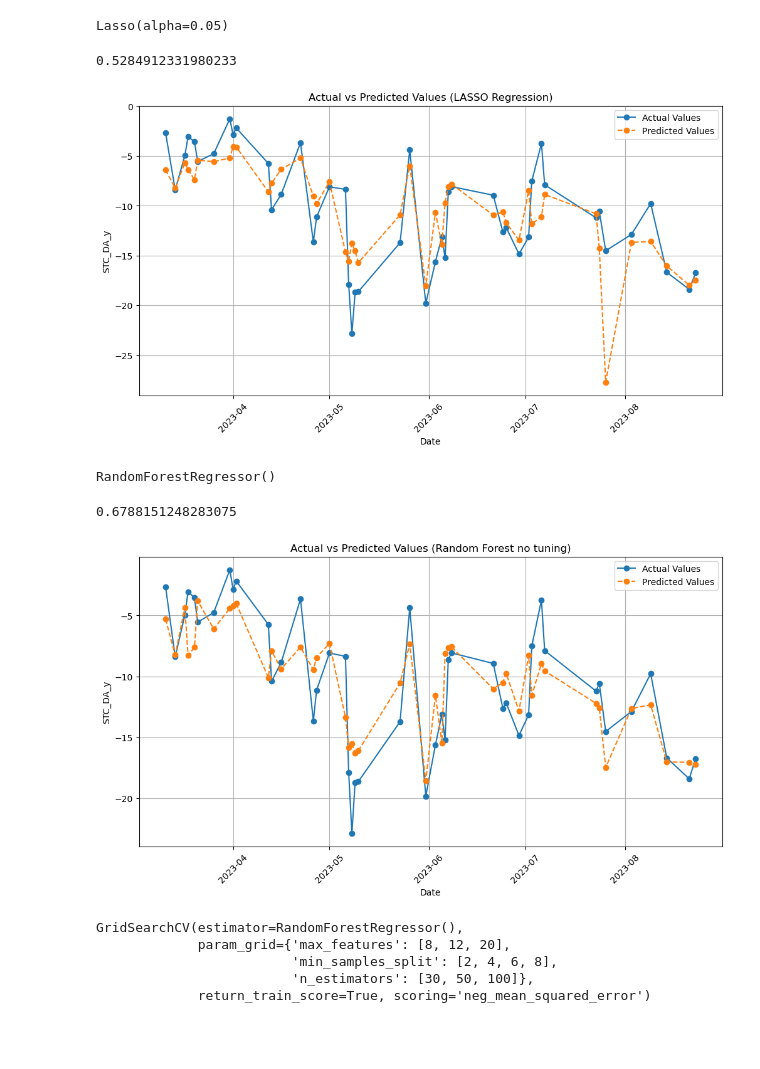
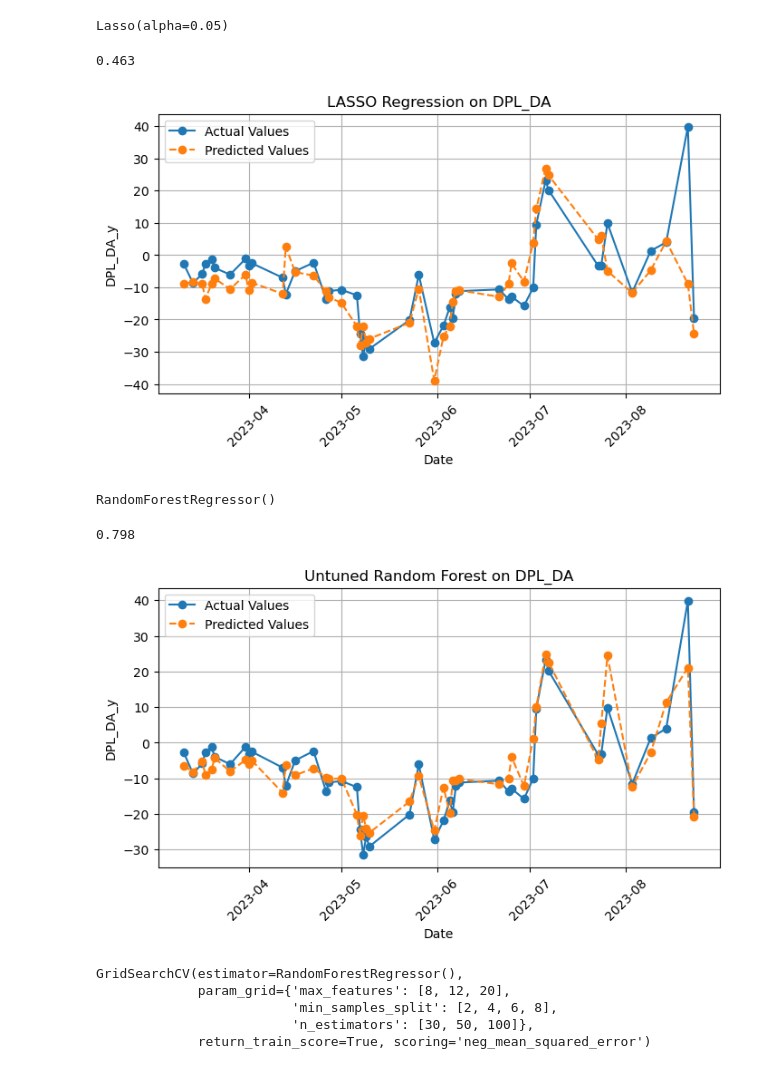
Before and after one commit to stephenxu10/PJM-Basis-Forecast, a Jupyter notebook: PJM_Forecast_Model.ipynb, the cells around one changed output. Saved outputs shown, nothing was run; the diff lists cells and outputs as text; code cells hidden in the pictures; blank space fills up the shorter version.

```diff
--- a/PJM_Forecast_Model.ipynb
+++ b/PJM_Forecast_Model.ipynb
@@ -73,6 +76,6 @@ filtered_da_basis = da_basis_avg.drop(columns=["Hour", "WESTERN HUB (DALMP) Aver
 filtered_rt_basis = rt_basis_avg_5.drop(columns=["Hour", "WESTERN HUB (RTLMP) Average", "DOM (RTLMP) Average"])
 filtered_load = load_forecast_avg.drop(columns=["Hour"])
 
-y_pred = filtered_da_basis.iloc[:, [0, 2]]
+y_pred = filtered_da_basis.iloc[:, [0, pred_index]]
 y_pred
 # %% [output]
@@ -115,7 +118,7 @@ merged_df = pd.merge(merged_df, filtered_load, on='Date', how='inner')
 ## Abbreviate the column names
 new_column_names = {
     'EDGEMOOR 13 KV HAYRD5 (DALMP ) - WESTERN HUB (DALMP )': "EDGE_DA",
-    'STEEL CITY 4CC (DALMP ) - WESTERN HUB (DALMP )_x': "STC_DA_x",
+    'STEEL CITY 4CC (DALMP ) - WESTERN HUB (DALMP )': "STC_DA",
     "PPL (DALMP ) - PECO (DALMP )": "PPL_PECO_DA",
     'PEACHBOT 22 KV UNIT02 (DALMP ) - WESTERN HUB (DALMP )': "PEACH_DA",
     'DPL (DALMP ) - WESTERN HUB (DALMP )': "DPL_DA",
@@ -128,10 +131,12 @@ new_column_names = {
     'PPL (RTLMP ) - WESTERN HUB (RTLMP )': "PPL_RT",
     'PECO (RTLMP ) - WESTERN HUB (RTLMP )': "PECO_RT",
     'DOM (RTLMP ) - WESTERN HUB (RTLMP )': "DOM_RT",
-    'STEEL CITY 4CC (DALMP ) - WESTERN HUB (DALMP )_y': "STC_DA_y",
     'SOUTHERN REGION (BIDCLOSE_LOAD_FORECAST) Average': "SOUTH_L",
     'WESTERN REGION (BIDCLOSE_LOAD_FORECAST) Average': "WEST_L",
-    'RTO COMBINED (BIDCLOSE_LOAD_FORECAST) Average': "RTO_L"
+    "MID-ATLANTIC REGION (BIDCLOSE_LOAD_FORECAST) Average": "MID_AT_L",
+    'RTO COMBINED (BIDCLOSE_LOAD_FORECAST) Average': "RTO_L",
+    filtered_da_basis.columns[pred_index] + "_x": abbreivations[pred_index - 1] + "_x",
+    filtered_da_basis.columns[pred_index] + "_y": abbreivations[pred_index - 1] + "_y"
 }
 merged_df.rename(columns=new_column_names, inplace=True)
 merged_df
@@ -154,8 +159,8 @@ merged_df
 # %%
 from sklearn.model_selection import train_test_split
 
-X = merged_df.drop(["STC_DA_y"], axis=1)
-y = merged_df["STC_DA_y"]
+X = merged_df.drop([abbreivations[pred_index - 1] + "_y"], axis=1)
+y = merged_df[abbreivations[pred_index - 1] + "_y"]
 
 X_train, X_test, y_train, y_test = train_test_split(X, y, test_size=0.25, random_state=42)
 X_train = X_train.drop(columns=["Date"], axis=1)
@@ -226,7 +232,7 @@ from sklearn.preprocessing import StandardScaler
 
 # Scale the input data
 scaler = StandardScaler()
-x_train, y_train = train_data.drop(['STC_DA_y'], axis=1), train_data['STC_DA_y']
+x_train, y_train = train_data.drop([abbreivations[pred_index - 1] + "_y"], axis=1), train_data[abbreivations[pred_index - 1] + "_y"]
 X_train_s = scaler.fit_transform(x_train)
 
 X_dates = test_data["Date"]
@@ -240,35 +246,36 @@ lasso_reg.fit(X_train_s, y_train)
 # %% [output]
 Lasso(alpha=0.05)
 # %%
-lasso_reg.score(X_test_s, y_test)
+lasso_score = round(lasso_reg.score(X_test_s, y_test), 3)
+lasso_score
 # %% [output]
-0.5284912331980233
+0.463
 # %%
 def plot_predictions(model, X_test, y_test, title):
     y_pred = model.predict(X_test)
 
     result_df = pd.DataFrame()
     result_df['Date'] = X_dates
     result_df['Actual'] = y_test
     result_df['Predicted'] = y_pred
     result_df = result_df.sort_values(by='Date')
 
-    plt.figure(figsize=(12, 6))
+    plt.figure(figsize=(8, 4))
     plt.plot(result_df['Date'], result_df['Actual'], label='Actual Values', marker='o', linestyle='-')
     plt.plot(result_df['Date'], result_df['Predicted'], label='Predicted Values', marker='o', linestyle='--')
     plt.xlabel('Date')
     plt.title(title)
-    plt.ylabel('STC_DA_y')
+    plt.ylabel(abbreivations[pred_index - 1] + "_y")
     plt.legend()
     plt.xticks(rotation=45)
     plt.grid(True)
 
     return plt
 
-plot = plot_predictions(lasso_reg, X_test_s, y_test, "Actual vs Predicted Values (LASSO Regression)")
+plot = plot_predictions(lasso_reg, X_test_s, y_test, "LASSO Regression on " + abbreivations[pred_index - 1])
 plot.show()
 # %% [output]
-[figure, old version]
+[figure, new version]
 # %%
 from sklearn.ensemble import RandomForestRegressor
 
@@ -277,15 +284,16 @@ forest.fit(X_train_s, y_train)
 # %% [output]
 RandomForestRegressor()
 # %%
-forest.score(X_test_s, y_test)
+forest_score = round(forest.score(X_test_s, y_test), 3)
+forest_score
 # %% [output]
-0.6788151248283075
+0.798
 # %%
 # Plot the predictions from the Random Forest Model (no hyperparameter tuning)
-plot_rf = plot_predictions(forest, X_test_s, y_test, "Actual vs Predicted Values (Random Forest no tuning)")
+plot_rf = plot_predictions(forest, X_test_s, y_test, "Untuned Random Forest on " + abbreivations[pred_index - 1])
 plot_rf.show()
 # %% [output]
-[figure, old version]
+[figure, new version]
 # %%
 from sklearn.model_selection import GridSearchCV
 
```
Also changed, not shown: parts of 12 cells of this notebook, 1 other file.
